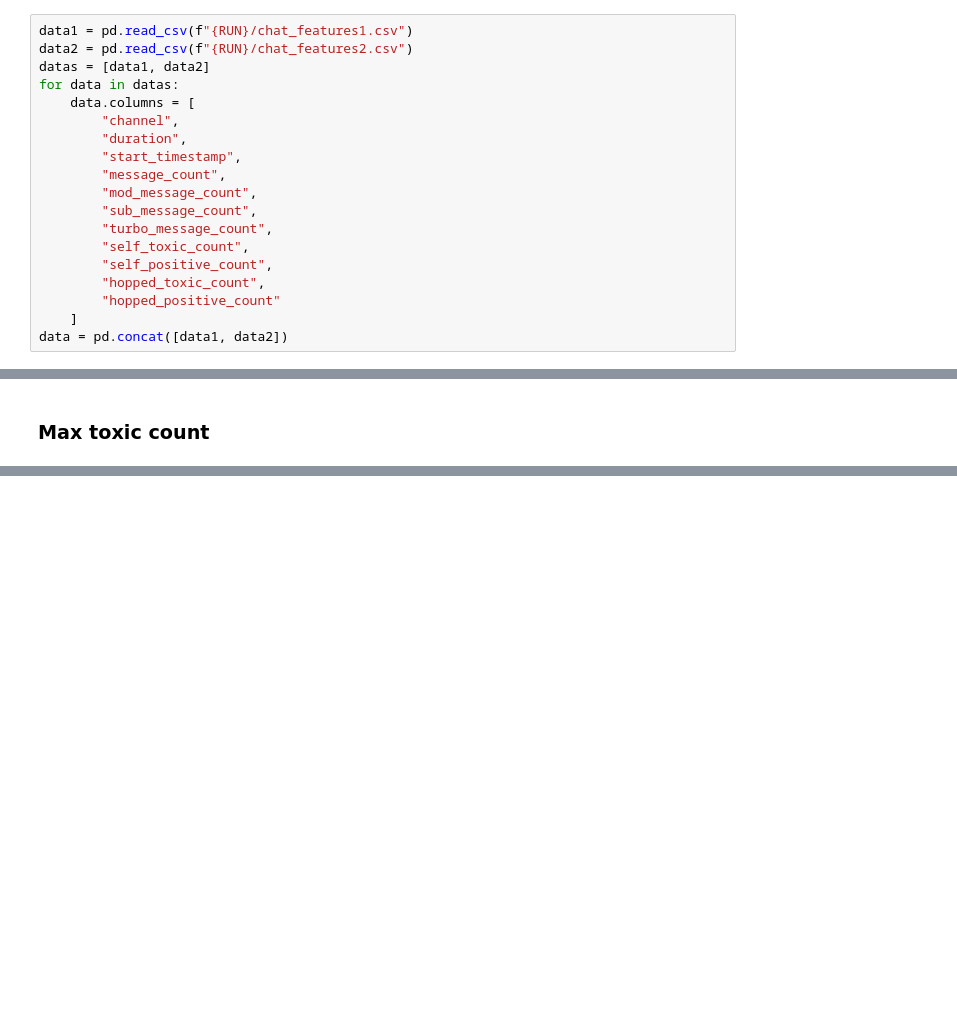
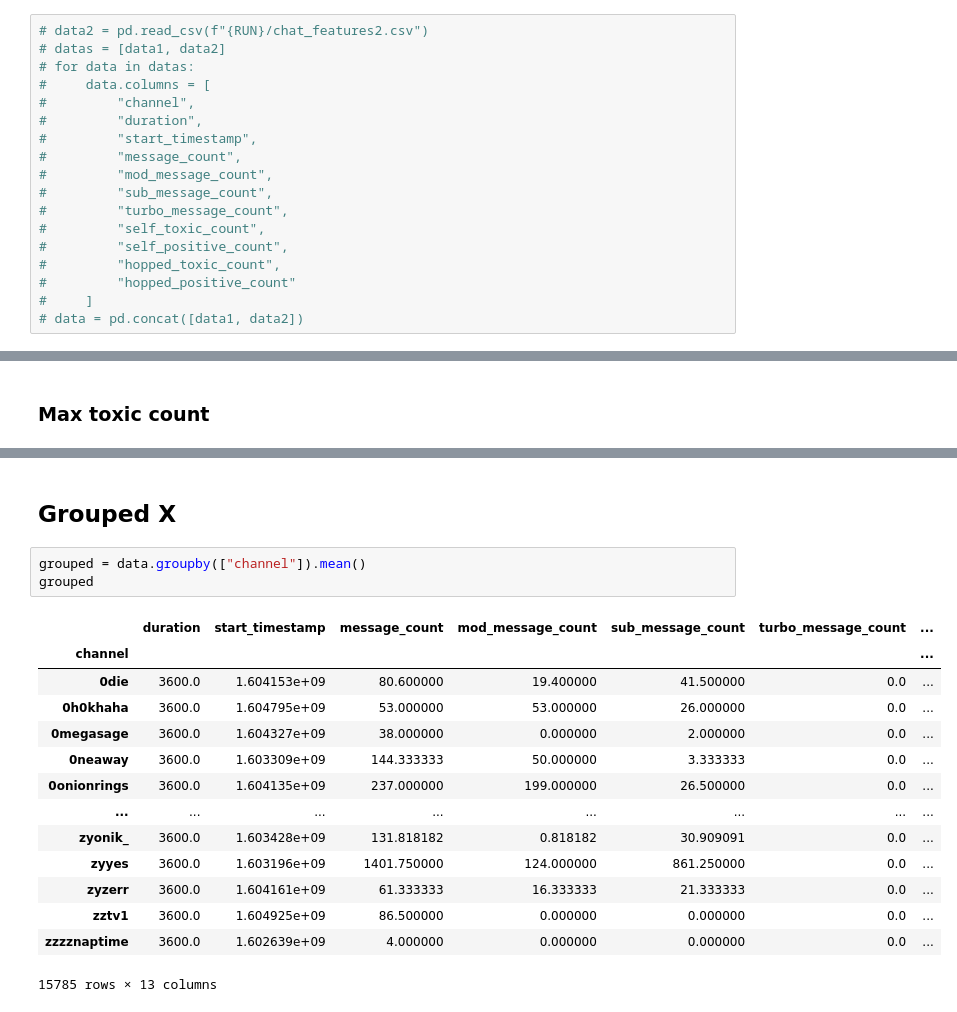
Before and after one commit to goatgoose/twitch_reader, a Jupyter notebook: notebook.ipynb, the cells around one changed output, grey strips where cells are left out. Drawn from its saved outputs; the diff is of its cells as text; blank space fills up the shorter version.

```diff
--- a/notebook.ipynb
+++ b/notebook.ipynb
@@ -25,19 +47,18 @@ RUN = "run1"
 # %%
-data1 = pd.read_csv(f"{RUN}/chat_features1.csv")
-data2 = pd.read_csv(f"{RUN}/chat_features2.csv")
-datas = [data1, data2]
-for data in datas:
-    data.columns = [
-        "channel",
-        "duration",
-        "start_timestamp",
-        "message_count",
-        "mod_message_count",
-        "sub_message_count",
-        "turbo_message_count",
-        "self_toxic_count",
-        "self_positive_count",
-        "hopped_toxic_count",
-        "hopped_positive_count"
-    ]
-data = pd.concat([data1, data2])
+# data2 = pd.read_csv(f"{RUN}/chat_features2.csv")
+# datas = [data1, data2]
+# for data in datas:
+#     data.columns = [
+#         "channel",
+#         "duration",
+#         "start_timestamp",
+#         "message_count",
+#         "mod_message_count",
+#         "sub_message_count",
+#         "turbo_message_count",
+#         "self_toxic_count",
+#         "self_positive_count",
+#         "hopped_toxic_count",
+#         "hopped_positive_count"
+#     ]
+# data = pd.concat([data1, data2])
@@ -165,0 +173,20 @@ data.groupby(["channel"]).max().sort_values("hopped_toxic_count", ascending=Fals
+# %% [markdown]
+## Grouped X
+# %%
+grouped = data.groupby(["channel"]).mean()
+grouped
+# %% [output]
+|  | duration | start_timestamp | message_count | mod_message_count | sub_message_count | turbo_message_count | ... |
+| channel |  |  |  |  |  |  | ... |
+| 0die | 3600.0 | 1.604153e+09 | 80.600000 | 19.400000 | 41.500000 | 0.0 | ... |
+| 0h0khaha | 3600.0 | 1.604795e+09 | 53.000000 | 53.000000 | 26.000000 | 0.0 | ... |
+| 0megasage | 3600.0 | 1.604327e+09 | 38.000000 | 0.000000 | 2.000000 | 0.0 | ... |
+| 0neaway | 3600.0 | 1.603309e+09 | 144.333333 | 50.000000 | 3.333333 | 0.0 | ... |
+| 0onionrings | 3600.0 | 1.604135e+09 | 237.000000 | 199.000000 | 26.500000 | 0.0 | ... |
+| ... | ... | ... | ... | ... | ... | ... | ... |
+| zyonik_ | 3600.0 | 1.603428e+09 | 131.818182 | 0.818182 | 30.909091 | 0.0 | ... |
+| zyyes | 3600.0 | 1.603196e+09 | 1401.750000 | 124.000000 | 861.250000 | 0.0 | ... |
+| zyzerr | 3600.0 | 1.604161e+09 | 61.333333 | 16.333333 | 21.333333 | 0.0 | ... |
+| zztv1 | 3600.0 | 1.604925e+09 | 86.500000 | 0.000000 | 0.000000 | 0.0 | ... |
+| zzzznaptime | 3600.0 | 1.602639e+09 | 4.000000 | 0.000000 | 0.000000 | 0.0 | ... |
+15785 rows × 13 columns
```
Also changed, not shown: parts of 26 cells of this notebook, 4 other files.
